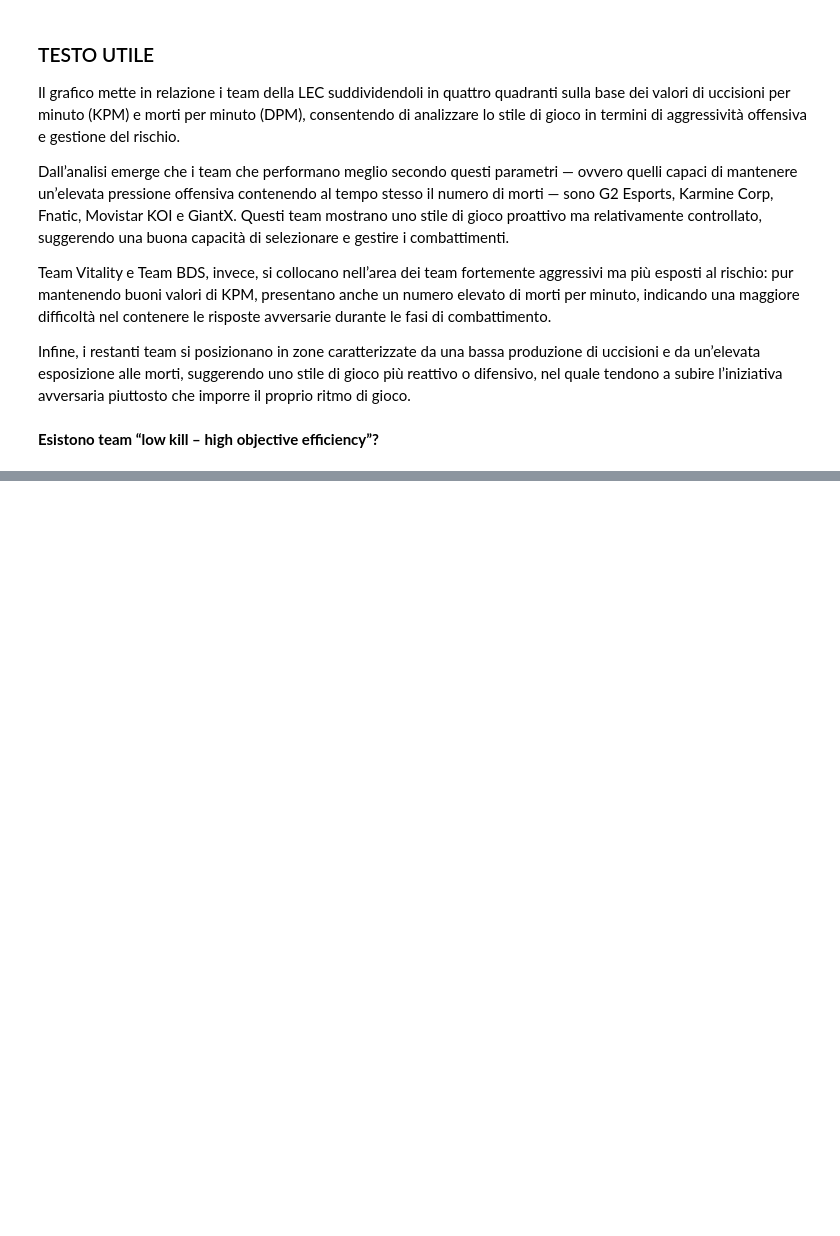
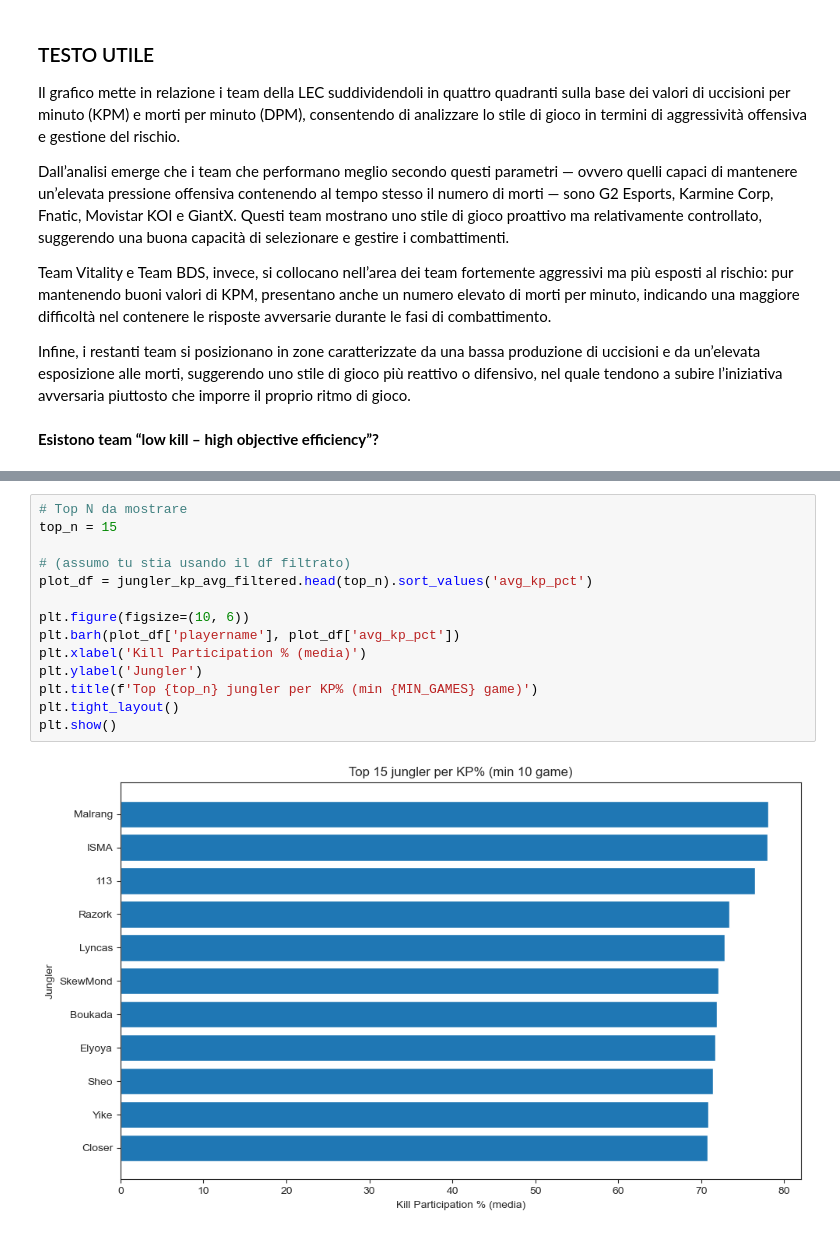
Before and after one commit to AnalystEca/G2-project-analysis, a Jupyter notebook: G2_analisi.ipynb, the cells around one changed output, grey strips where cells are left out. Cells and saved outputs as stored; diff of their text form; blank space fills up the shorter version.

```diff
--- a/G2_analisi.ipynb
+++ b/G2_analisi.ipynb
@@ -1508,0 +1779,16 @@ Infine, i restanti team si posizionano in zone caratterizzate da una bassa produ
+# %%
+# Top N da mostrare
+top_n = 15
+
+# (assumo tu stia usando il df filtrato)
+plot_df = jungler_kp_avg_filtered.head(top_n).sort_values('avg_kp_pct')
+
+plt.figure(figsize=(10, 6))
+plt.barh(plot_df['playername'], plot_df['avg_kp_pct'])
+plt.xlabel('Kill Participation % (media)')
+plt.ylabel('Jungler')
+plt.title(f'Top {top_n} jungler per KP% (min {MIN_GAMES} game)')
+plt.tight_layout()
+plt.show()
+# %% [output]
+[figure, added]
```
Also changed, not shown: parts of 13 cells of this notebook, 1 other file.
